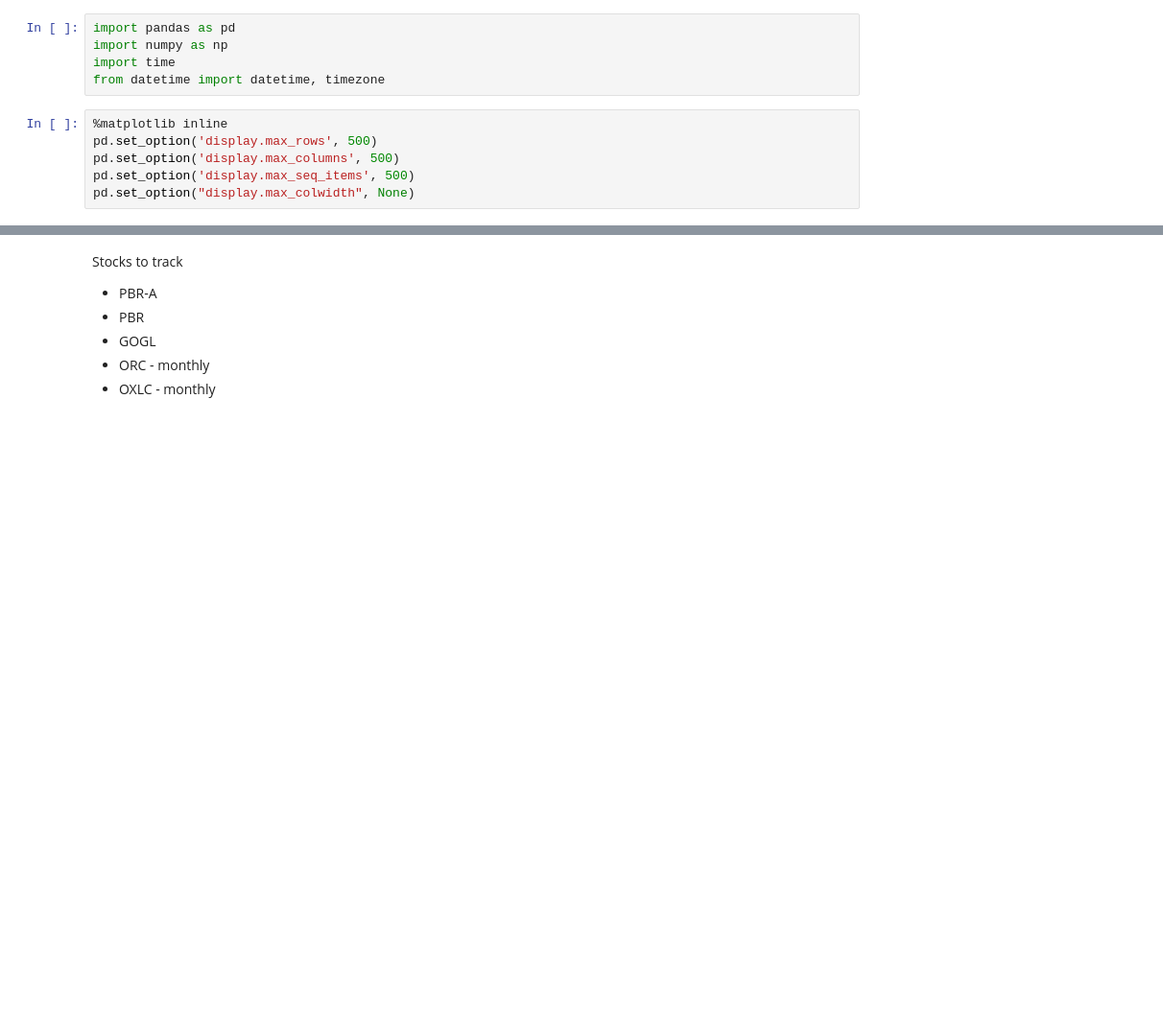
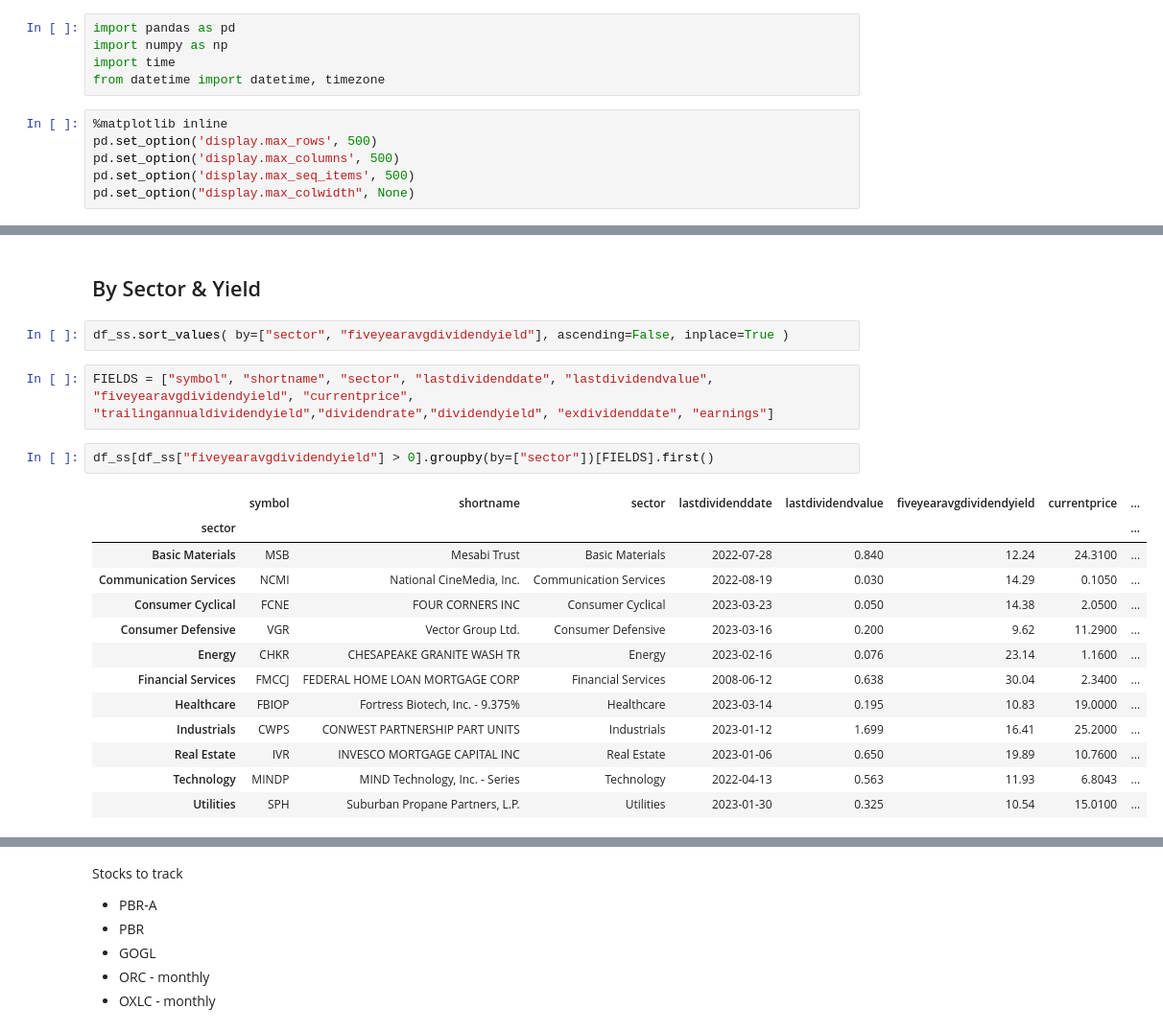
Before and after one commit to alpha2phi-platform/alphalib, a Jupyter notebook: 05_recommender.ipynb, the cells around one changed output, grey strips where cells are left out. Shown at 96% size. Saved outputs shown, nothing was run; the diff lists cells and outputs as text; blank space fills up the shorter version.

```diff
--- a/05_recommender.ipynb
+++ b/05_recommender.ipynb
@@ -114,0 +80,22 @@ interactive(children=(IntSlider(value=10, description='x', max=30, min=-10), Out
+# %% [markdown]
+## By Sector & Yield
+# %%
+df_ss.sort_values( by=["sector", "fiveyearavgdividendyield"], ascending=False, inplace=True )
+# %%
+FIELDS = ["symbol", "shortname", "sector", "lastdividenddate", "lastdividendvalue", "fiveyearavgdividendyield", "currentprice", "trailingannualdividendyield","dividendrate","dividendyield", "exdividenddate", "earnings"]
+# %%
+df_ss[df_ss["fiveyearavgdividendyield"] > 0].groupby(by=["sector"])[FIELDS].first()
+# %% [output]
+|  | symbol | shortname | sector | lastdividenddate | lastdividendvalue | fiveyearavgdividendyield | currentprice | ... |
+| sector |  |  |  |  |  |  |  | ... |
+| Basic Materials | MSB | Mesabi Trust | Basic Materials | 2022-07-28 | 0.840 | 12.24 | 24.3100 | ... |
+| Communication Services | NCMI | National CineMedia, Inc. | Communication Services | 2022-08-19 | 0.030 | 14.29 | 0.1050 | ... |
+| Consumer Cyclical | FCNE | FOUR CORNERS INC | Consumer Cyclical | 2023-03-23 | 0.050 | 14.38 | 2.0500 | ... |
+| Consumer Defensive | VGR | Vector Group Ltd. | Consumer Defensive | 2023-03-16 | 0.200 | 9.62 | 11.2900 | ... |
+| Energy | CHKR | CHESAPEAKE GRANITE WASH TR | Energy | 2023-02-16 | 0.076 | 23.14 | 1.1600 | ... |
+| Financial Services | FMCCJ | FEDERAL HOME LOAN MORTGAGE CORP | Financial Services | 2008-06-12 | 0.638 | 30.04 | 2.3400 | ... |
+| Healthcare | FBIOP | Fortress Biotech, Inc. - 9.375% | Healthcare | 2023-03-14 | 0.195 | 10.83 | 19.0000 | ... |
+| Industrials | CWPS | CONWEST PARTNERSHIP PART UNITS | Industrials | 2023-01-12 | 1.699 | 16.41 | 25.2000 | ... |
+| Real Estate | IVR | INVESCO MORTGAGE CAPITAL INC | Real Estate | 2023-01-06 | 0.650 | 19.89 | 10.7600 | ... |
+| Technology | MINDP | MIND Technology, Inc. - Series | Technology | 2022-04-13 | 0.563 | 11.93 | 6.8043 | ... |
+| Utilities | SPH | Suburban Propane Partners, L.P. | Utilities | 2023-01-30 | 0.325 | 10.54 | 15.0100 | ... |
```
Also changed, not shown: parts of 23 cells of this notebook, 3 other files.
